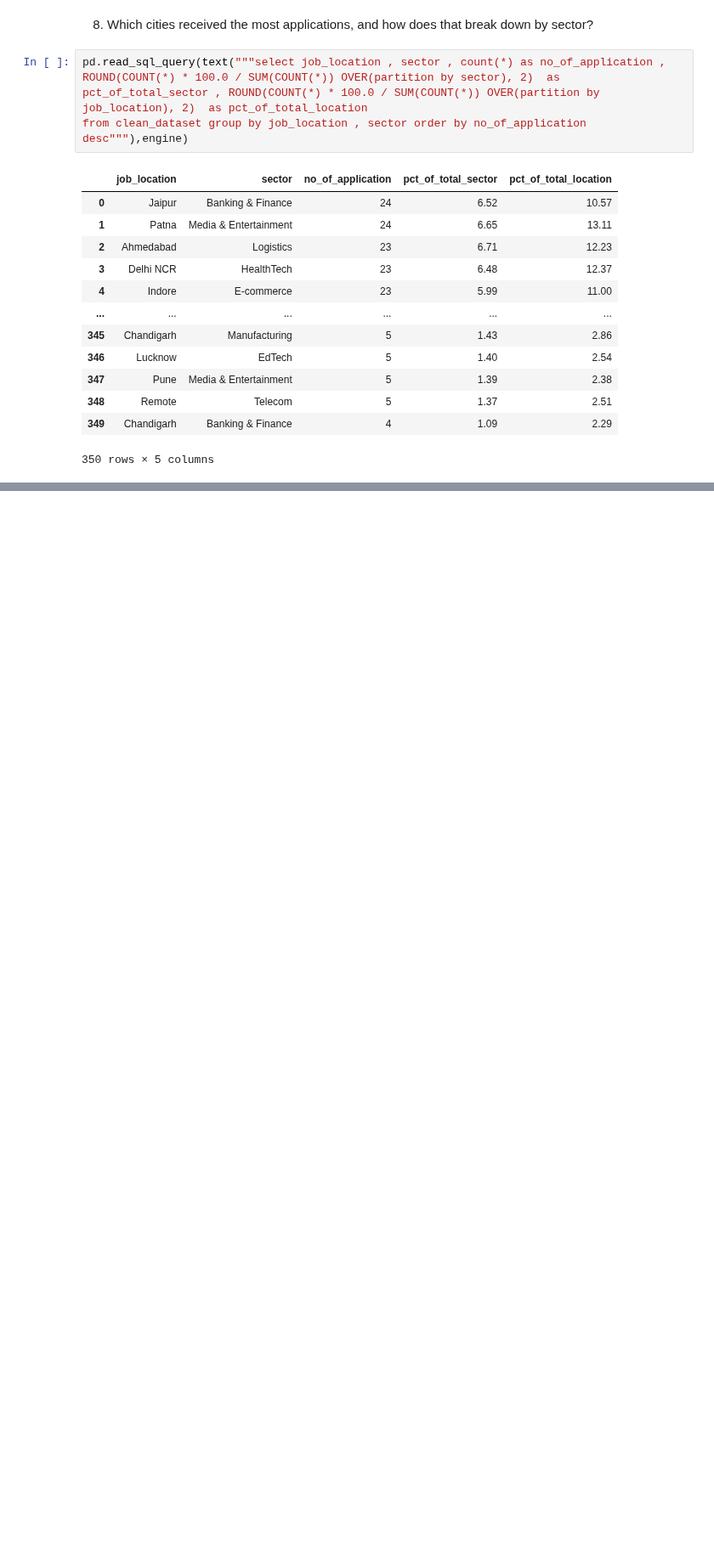
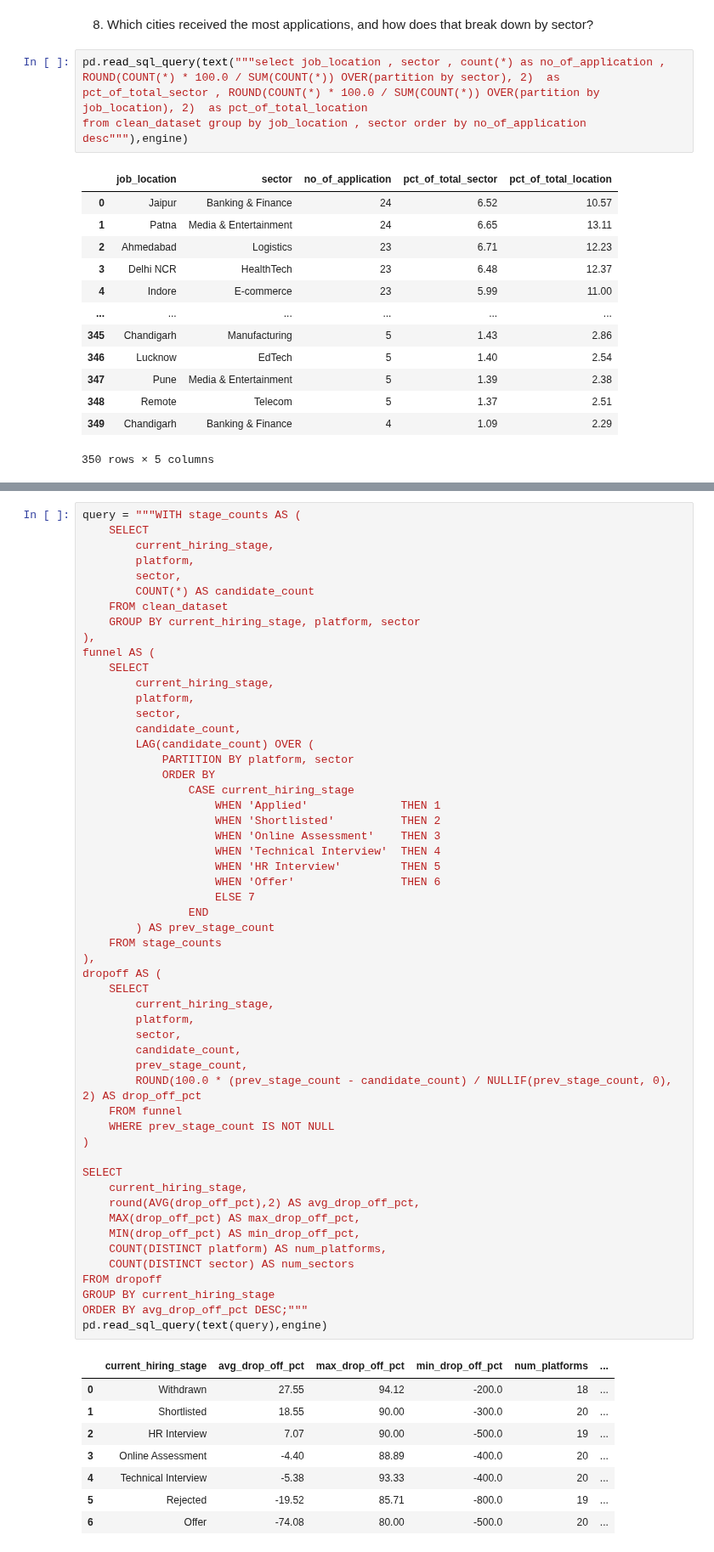
Before and after one commit to Ishasavani1402/Data-Analytics, a Jupyter notebook: fresher_hiring_analysis/EDA.ipynb, the cells around one changed output, grey strips where cells are left out. Shown at 85% size. Cells and saved outputs as stored; diff of their text form; blank space fills up the shorter version.

```diff
--- a/fresher_hiring_analysis/EDA.ipynb
+++ b/fresher_hiring_analysis/EDA.ipynb
@@ -348,0 +489,63 @@ from clean_dataset group by job_location , sector order by no_of_application des
+# %%
+query = """WITH stage_counts AS (
+    SELECT
+        current_hiring_stage,
+        platform,
+        sector,
+        COUNT(*) AS candidate_count
+    FROM clean_dataset
+    GROUP BY current_hiring_stage, platform, sector
+),
+funnel AS (
+    SELECT
+        current_hiring_stage,
+        platform,
+        sector,
+        candidate_count,
+        LAG(candidate_count) OVER (
+            PARTITION BY platform, sector
+            ORDER BY
+                CASE current_hiring_stage
+                    WHEN 'Applied'              THEN 1
+                    WHEN 'Shortlisted'          THEN 2
+                    WHEN 'Online Assessment'    THEN 3
+                    WHEN 'Technical Interview'  THEN 4
+                    WHEN 'HR Interview'         THEN 5
+                    WHEN 'Offer'                THEN 6
+                    ELSE 7
+                END
+        ) AS prev_stage_count
+    FROM stage_counts
+),
+dropoff AS (
+    SELECT
+        current_hiring_stage,
+        platform,
+        sector,
+        candidate_count,
+        prev_stage_count,
+        ROUND(100.0 * (prev_stage_count - candidate_count) / NULLIF(prev_stage_count, 0), 2) AS drop_off_pct
+    FROM funnel
+    WHERE prev_stage_count IS NOT NULL
+)
+
+SELECT
+    current_hiring_stage,
+    round(AVG(drop_off_pct),2) AS avg_drop_off_pct,
+    MAX(drop_off_pct) AS max_drop_off_pct,
+    MIN(drop_off_pct) AS min_drop_off_pct,
+    COUNT(DISTINCT platform) AS num_platforms,
+    COUNT(DISTINCT sector) AS num_sectors
+FROM dropoff
+GROUP BY current_hiring_stage
+ORDER BY avg_drop_off_pct DESC;"""
+pd.read_sql_query(text(query),engine)
+# %% [output]
+|  | current_hiring_stage | avg_drop_off_pct | max_drop_off_pct | min_drop_off_pct | num_platforms | ... |
+| 0 | Withdrawn | 27.55 | 94.12 | -200.0 | 18 | ... |
+| 1 | Shortlisted | 18.55 | 90.00 | -300.0 | 20 | ... |
+| 2 | HR Interview | 7.07 | 90.00 | -500.0 | 19 | ... |
+| 3 | Online Assessment | -4.40 | 88.89 | -400.0 | 20 | ... |
+| 4 | Technical Interview | -5.38 | 93.33 | -400.0 | 20 | ... |
+| 5 | Rejected | -19.52 | 85.71 | -800.0 | 19 | ... |
+| 6 | Offer | -74.08 | 80.00 | -500.0 | 20 | ... |
```
Also changed, not shown: parts of 9 cells of this notebook.
